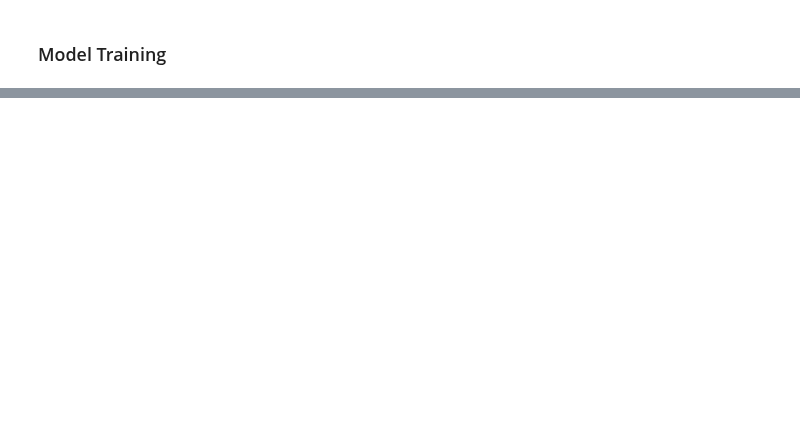
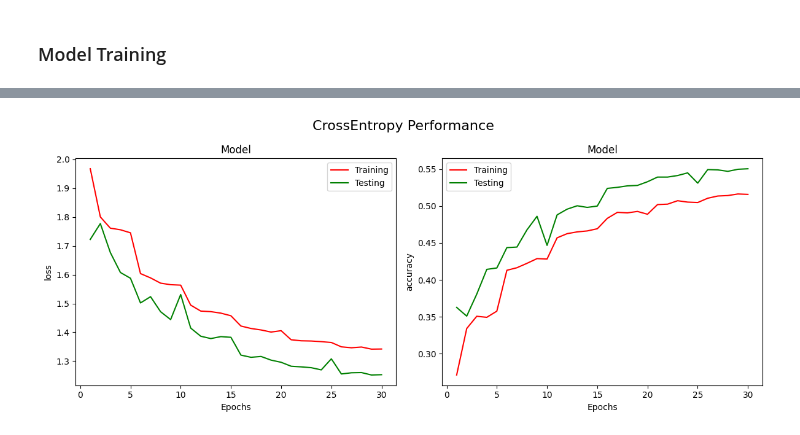
Before and after one commit to SustechSTA303/STA303-Assignment01, a Jupyter notebook: Assignment01.ipynb, the cells around one changed output, grey strips where cells are left out. Saved outputs shown, nothing was run; the diff lists cells and outputs as text; code cells hidden in the pictures; blank space fills up the shorter version.

```diff
--- a/Assignment01.ipynb
+++ b/Assignment01.ipynb
@@ -288,0 +377,9 @@ for i in range(len(class_names)):
+# %%
+CrossEntropy_data = [
+    (training_loss['CrossEntropyLoss'], testing_loss['CrossEntropyLoss']),
+    (training_acc['CrossEntropyLoss'], testing_acc['CrossEntropyLoss'])
+]
+
+plot_model_info(CrossEntropy_data, 'CrossEntropy Performance')
+# %% [output]
+[figure, added]
```
Also changed, not shown: parts of 25 cells of this notebook, 5 other files.
